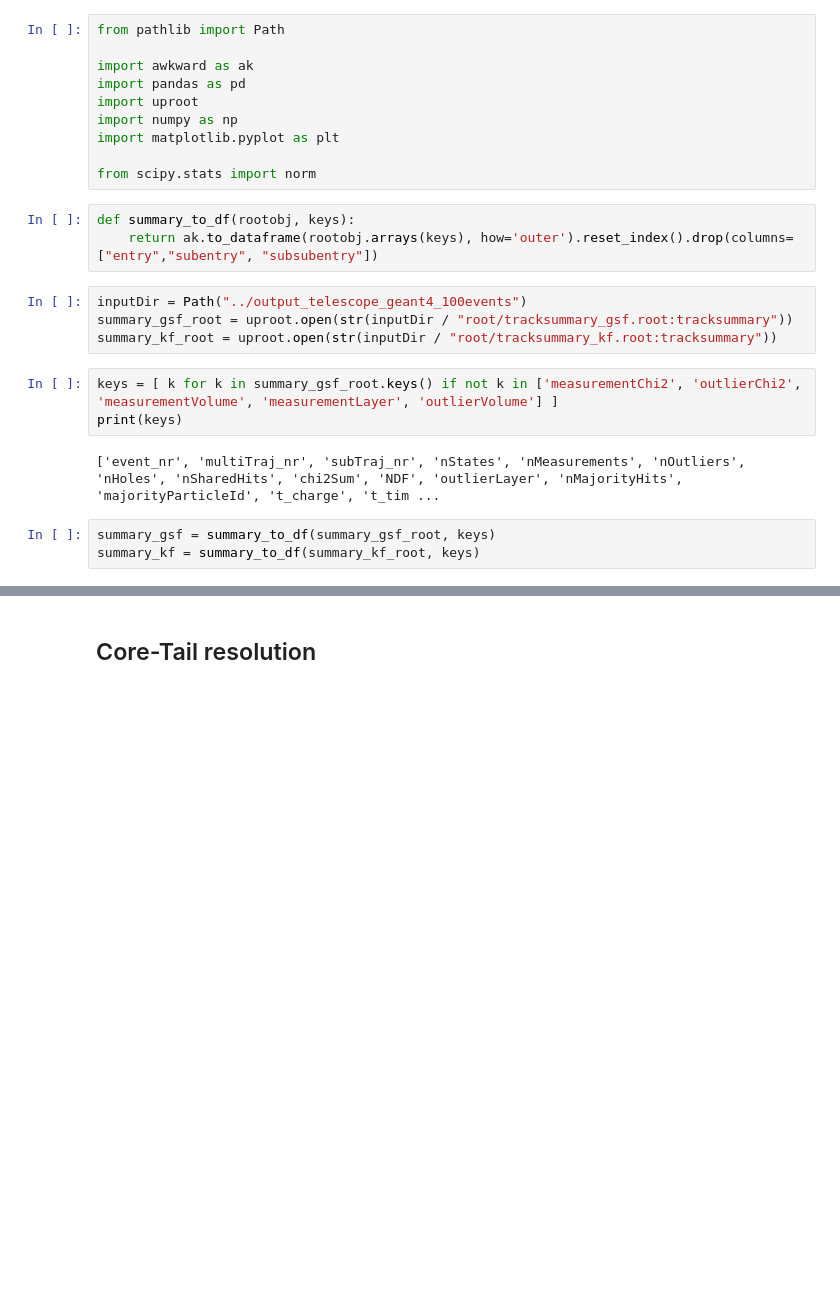
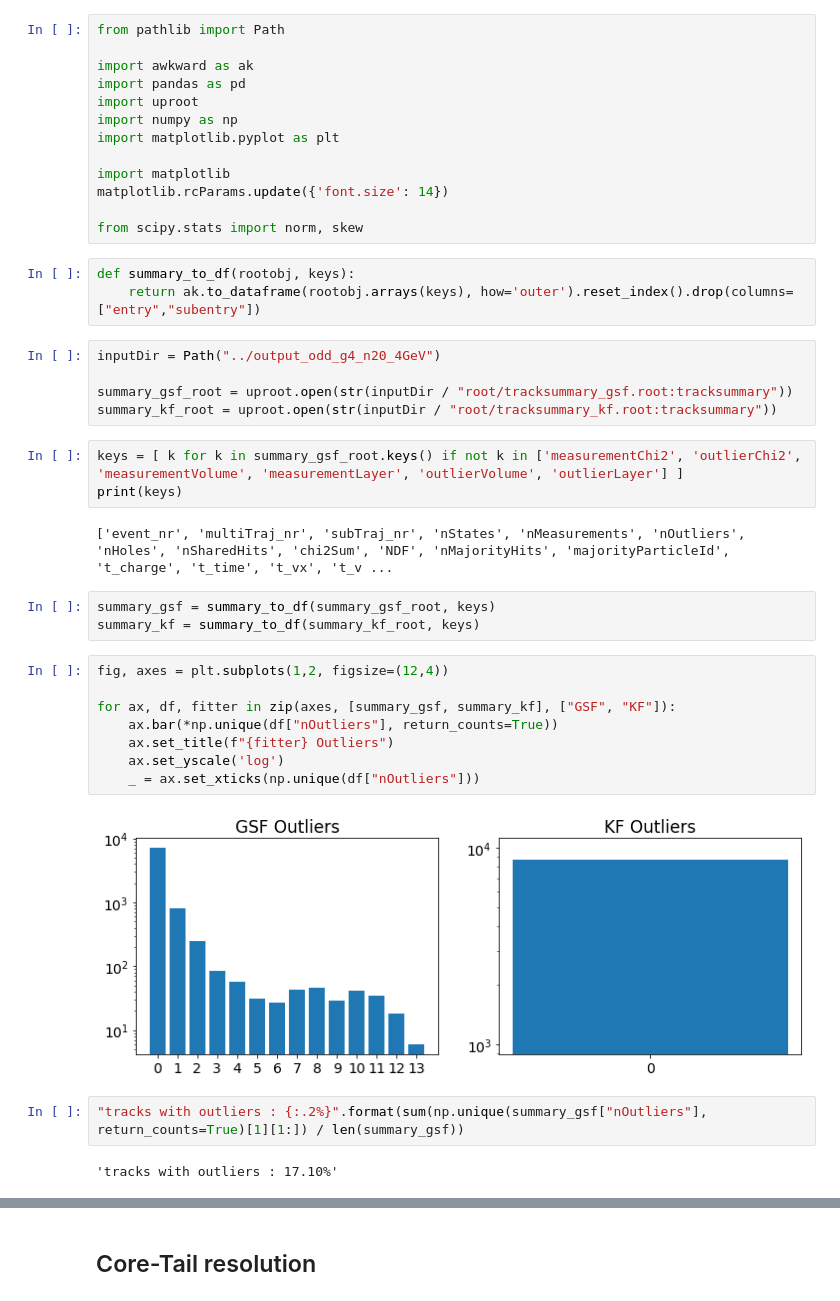
Before and after one commit to benjaminhuth/acts-gsf-scripts, a Jupyter notebook: notebooks/analysis_core_tail.ipynb, the cells around one changed output, grey strips where cells are left out. Drawn from its saved outputs; the diff is of its cells as text; blank space fills up the shorter version.

```diff
--- a/notebooks/analysis_core_tail.ipynb
+++ b/notebooks/analysis_core_tail.ipynb
@@ -7,19 +7,37 @@ import uproot
 import numpy as np
 import matplotlib.pyplot as plt
 
-from scipy.stats import norm
+import matplotlib
+matplotlib.rcParams.update({'font.size': 14})
+
+from scipy.stats import norm, skew
 # %%
 def summary_to_df(rootobj, keys):
-    return ak.to_dataframe(rootobj.arrays(keys), how='outer').reset_index().drop(columns=["entry","subentry", "subsubentry"])
+    return ak.to_dataframe(rootobj.arrays(keys), how='outer').reset_index().drop(columns=["entry","subentry"])
 # %%
-inputDir = Path("../output_telescope_geant4_100events")
+inputDir = Path("../output_odd_g4_n20_4GeV")
+
 summary_gsf_root = uproot.open(str(inputDir / "root/tracksummary_gsf.root:tracksummary"))
 summary_kf_root = uproot.open(str(inputDir / "root/tracksummary_kf.root:tracksummary"))
 # %%
-keys = [ k for k in summary_gsf_root.keys() if not k in ['measurementChi2', 'outlierChi2', 'measurementVolume', 'measurementLayer', 'outlierVolume'] ]
+keys = [ k for k in summary_gsf_root.keys() if not k in ['measurementChi2', 'outlierChi2', 'measurementVolume', 'measurementLayer', 'outlierVolume', 'outlierLayer'] ]
 print(keys)
 # %% [output]
-['event_nr', 'multiTraj_nr', 'subTraj_nr', 'nStates', 'nMeasurements', 'nOutliers', 'nHoles', 'nSharedHits', 'chi2Sum', 'NDF', 'outlierLayer', 'nMajorityHits', 'majorityParticleId', 't_charge', 't_tim ...
+['event_nr', 'multiTraj_nr', 'subTraj_nr', 'nStates', 'nMeasurements', 'nOutliers', 'nHoles', 'nSharedHits', 'chi2Sum', 'NDF', 'nMajorityHits', 'majorityParticleId', 't_charge', 't_time', 't_vx', 't_v ...
 # %%
 summary_gsf = summary_to_df(summary_gsf_root, keys)
 summary_kf = summary_to_df(summary_kf_root, keys)
+# %%
+fig, axes = plt.subplots(1,2, figsize=(12,4))
+
+for ax, df, fitter in zip(axes, [summary_gsf, summary_kf], ["GSF", "KF"]):
+    ax.bar(*np.unique(df["nOutliers"], return_counts=True))
+    ax.set_title(f"{fitter} Outliers")
+    ax.set_yscale('log')
+    _ = ax.set_xticks(np.unique(df["nOutliers"]))
+# %% [output]
+[figure, added]
+# %%
+"tracks with outliers : {:.2%}".format(sum(np.unique(summary_gsf["nOutliers"], return_counts=True)[1][1:]) / len(summary_gsf))
+# %% [output]
+'tracks with outliers : 17.10%'
```
Also changed, not shown: parts of 12 cells of this notebook, 6 other files.
